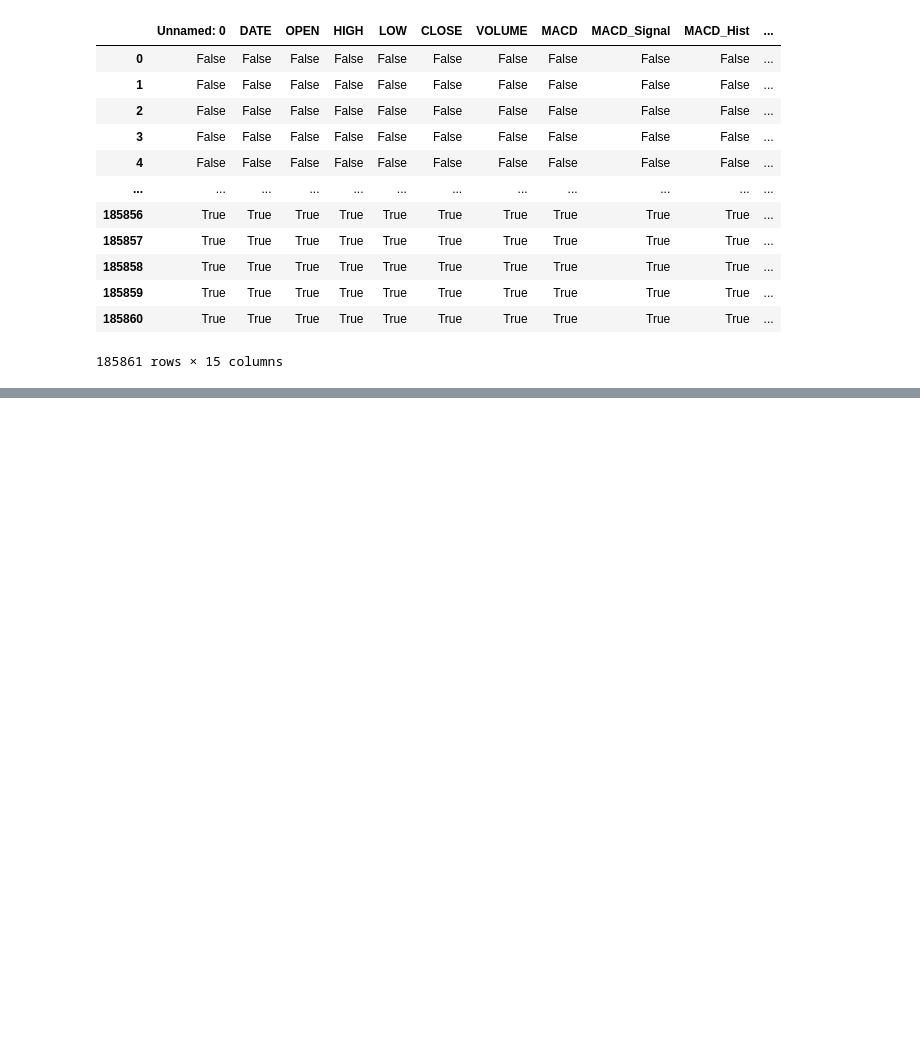
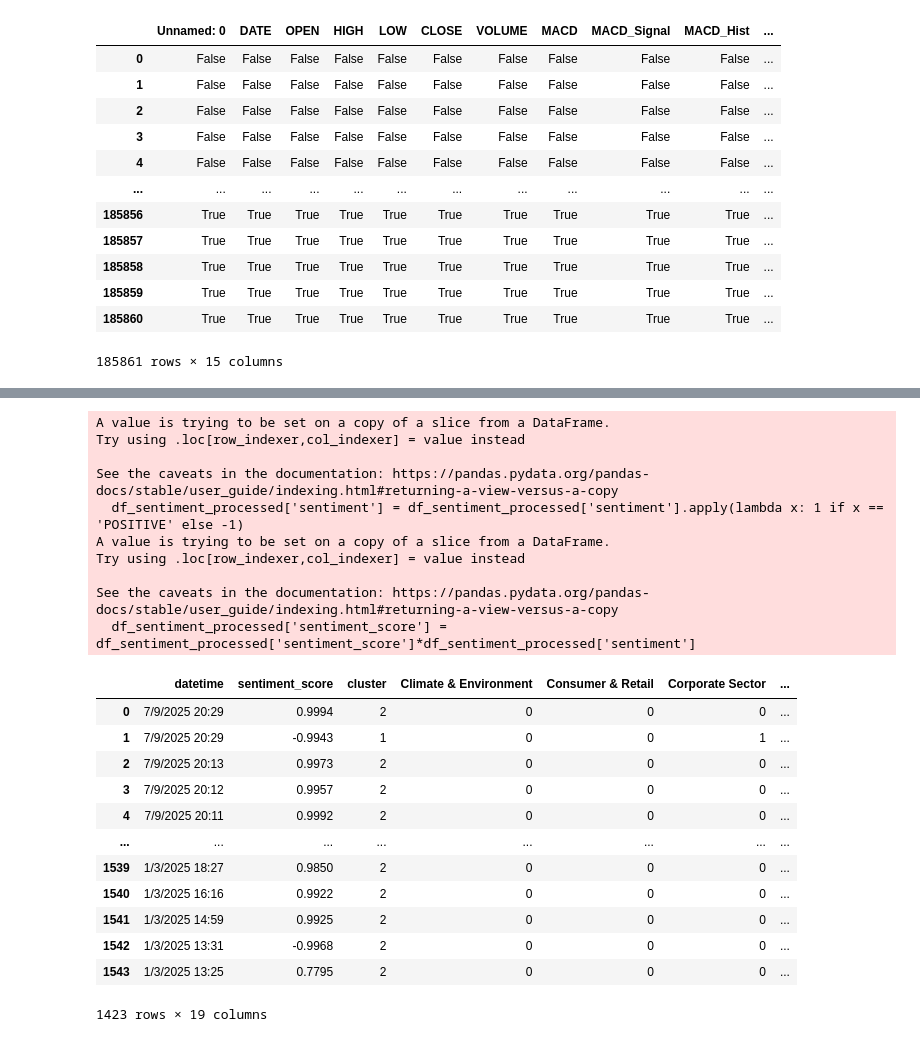
Before and after one commit to jaytai3336/BacktestingLSTM, a Jupyter notebook: notebooks/EDA.ipynb, the cells around one changed output, grey strips where cells are left out. Cells and saved outputs as stored; diff of their text form; code cells hidden in the pictures; blank space fills up the shorter version.

```diff
--- a/notebooks/EDA.ipynb
+++ b/notebooks/EDA.ipynb
@@ -165,3 +165,7 @@ df_mini.isna()
 # %%
 df_mini = df_mini.dropna()
 df_mini.to_csv('../data/processed/spy_processed_mini.csv')
+# %%
+import pandas as pd
+
+df_sentiment = pd.read_csv('../data/raw/sentiment_analysis.csv', encoding=' ISO 8859-1')
@@ -167,0 +204,38 @@ df_mini.to_csv('../data/processed/spy_processed_mini.csv')
+# %%
+# we only want those: non retweets, sentiment aggr. confidence scores, cluster, topics
+
+df_sentiment_processed = df_sentiment.loc[df_sentiment['isRetweet'] == False]
+df_sentiment_processed['sentiment'] = df_sentiment_processed['sentiment'].apply(lambda x: 1 if x == 'POSITIVE' else -1)
+df_sentiment_processed['sentiment_score'] = df_sentiment_processed['sentiment_score']*df_sentiment_processed['sentiment']
+cols = ['datetime', 'sentiment_score', 'cluster', 'Climate & Environment',
+       'Consumer & Retail', 'Corporate Sector', 'Crypto & Digital Assets',
+       'Education & Knowledge', 'Energy & Commodities', 'Financial Markets',
+       'Geopolitics & Policy', 'Health & Biotech', 'Legal & Regulation',
+       'Macro Finance', 'Real Estate & Housing', 'Society & Labor',
+       'Tech & Innovation', 'Transport & Logistics', 'Uncertain']
+df_sentiment_processed = df_sentiment_processed[cols]
+df_sentiment_processed
+# %% [output]
+A value is trying to be set on a copy of a slice from a DataFrame.
+Try using .loc[row_indexer,col_indexer] = value instead
+
+See the caveats in the documentation: https://pandas.pydata.org/pandas-docs/stable/user_guide/indexing.html#returning-a-view-versus-a-copy
+  df_sentiment_processed['sentiment'] = df_sentiment_processed['sentiment'].apply(lambda x: 1 if x == 'POSITIVE' else -1)
+A value is trying to be set on a copy of a slice from a DataFrame.
+Try using .loc[row_indexer,col_indexer] = value instead
+
+See the caveats in the documentation: https://pandas.pydata.org/pandas-docs/stable/user_guide/indexing.html#returning-a-view-versus-a-copy
+  df_sentiment_processed['sentiment_score'] = df_sentiment_processed['sentiment_score']*df_sentiment_processed['sentiment']
+|  | datetime | sentiment_score | cluster | Climate & Environment | Consumer & Retail | Corporate Sector | ... |
+| 0 | 7/9/2025 20:29 | 0.9994 | 2 | 0 | 0 | 0 | ... |
+| 1 | 7/9/2025 20:29 | -0.9943 | 1 | 0 | 0 | 1 | ... |
+| 2 | 7/9/2025 20:13 | 0.9973 | 2 | 0 | 0 | 0 | ... |
+| 3 | 7/9/2025 20:12 | 0.9957 | 2 | 0 | 0 | 0 | ... |
+| 4 | 7/9/2025 20:11 | 0.9992 | 2 | 0 | 0 | 0 | ... |
+| ... | ... | ... | ... | ... | ... | ... | ... |
+| 1539 | 1/3/2025 18:27 | 0.9850 | 2 | 0 | 0 | 0 | ... |
+| 1540 | 1/3/2025 16:16 | 0.9922 | 2 | 0 | 0 | 0 | ... |
+| 1541 | 1/3/2025 14:59 | 0.9925 | 2 | 0 | 0 | 0 | ... |
+| 1542 | 1/3/2025 13:31 | -0.9968 | 2 | 0 | 0 | 0 | ... |
+| 1543 | 1/3/2025 13:25 | 0.7795 | 2 | 0 | 0 | 0 | ... |
+1423 rows × 19 columns
```
Also changed, not shown: parts of 12 cells of this notebook, 11 other files.
